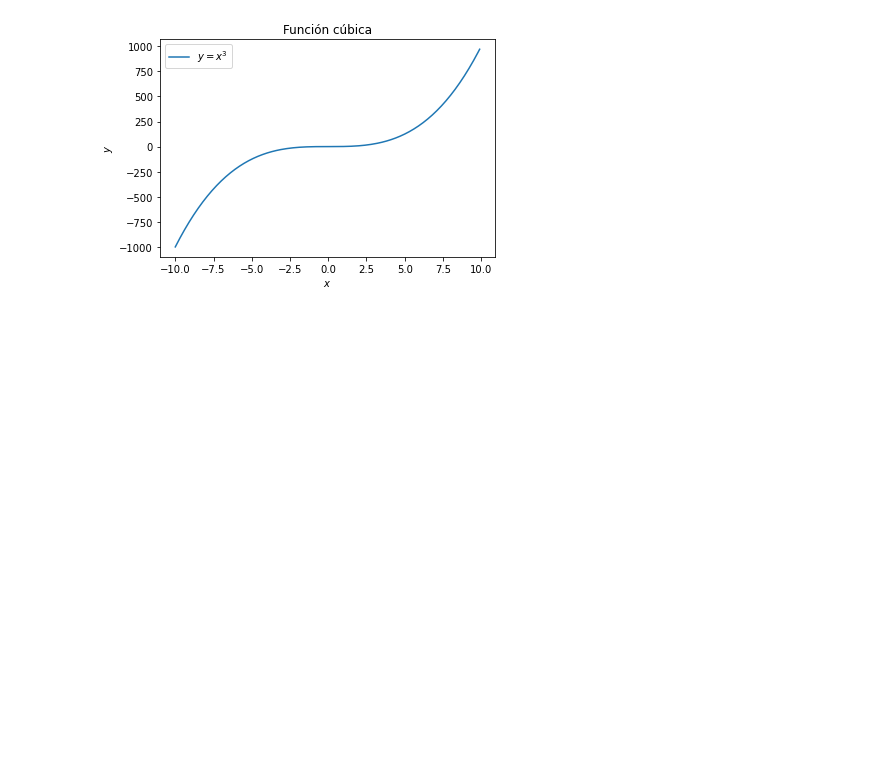
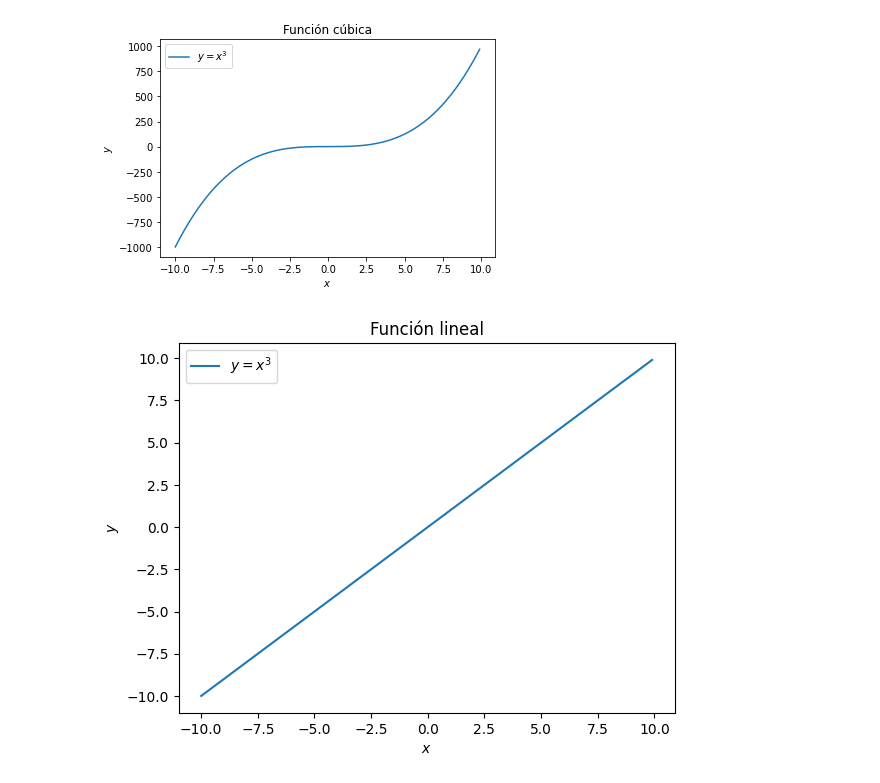
Before and after one commit to DPastranaV/HolaMundo2, a Jupyter notebook: Cambio_desde_pc.ipynb, the cells around one changed output. Saved outputs shown, nothing was run; the diff lists cells and outputs as text; code cells hidden in the pictures; blank space fills up the shorter version.

Commit message:
Funcion lineal

```diff
--- a/Cambio_desde_pc.ipynb
+++ b/Cambio_desde_pc.ipynb
@@ -37,3 +37,17 @@ plt.ylabel('$y$')
 plt.show()
 # %% [output]
 [figure]
+# %%
+import matplotlib.pyplot as plt
+
+x = np.arange(-10, 10, 0.1)
+y = x ** 1
+
+plt.plot(x, y, label='$y=x^3$')
+plt.legend()
+plt.title('Función lineal')
+plt.xlabel('$x$')
+plt.ylabel('$y$')
+plt.show()
+# %% [output]
+[figure, added]
```
